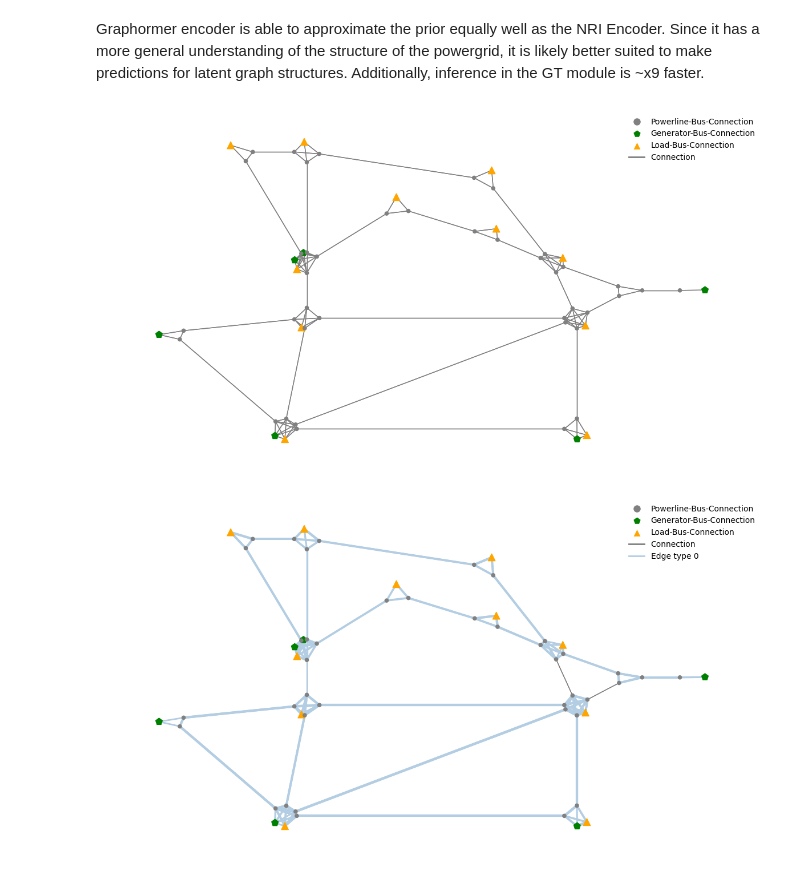
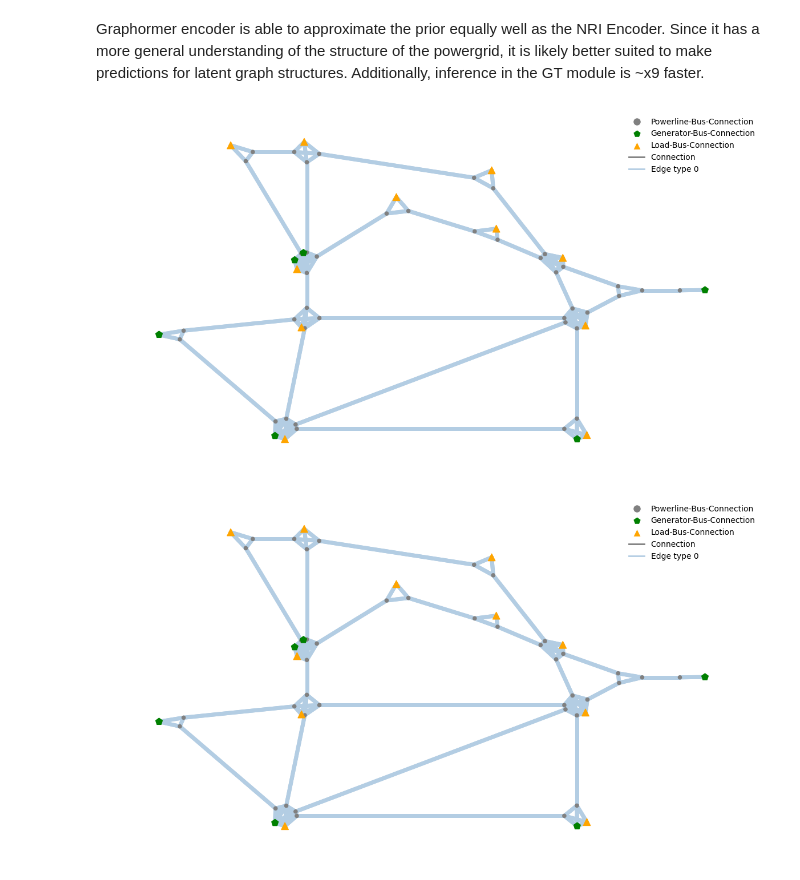
Before and after one commit to HansDampf37/NRI-for-explainable-RL-in-Power-Grids, a Jupyter notebook: visualization/graphormer_vs_nri_encoder_prior_approx.ipynb, the cells around one changed output. Drawn from its saved outputs; the diff is of its cells as text; code cells hidden in the pictures.

Commit message:
Address unstable graphormer training

```diff
--- a/visualization/graphormer_vs_nri_encoder_prior_approx.ipynb
+++ b/visualization/graphormer_vs_nri_encoder_prior_approx.ipynb
@@ -30,12 +30,12 @@ def get_env():
 
 
 eps = 0.0000001
-prior_for_graph_edges = 0.9
-ds_size = 1000
+prior_for_graph_edges = 1.0
+ds_size = 100
 
 # create prior and dataset
 env = get_env()
 prior = prior_from_env(prior_for_graph_edges, env)
 ds: GraphDataset = create_dataset(env, prior, ds_size)
-ds_test: GraphDataset = create_dataset(get_env(), prior, ds_size)
+ds_test: GraphDataset = create_dataset(get_env(), prior, ds_size // 10)
 # %% [output]
@@ -135,25 +126,23 @@ plt.show()
 Graphormer encoder is able to approximate the prior equally well as the NRI Encoder. Since it has a more general understanding of the structure of the powergrid, it is likely better suited to make predictions for latent graph structures. Additionally, inference in the GT module is ~x9 faster.
 # %%
 sample = ds_test.get(0)
-gumbel = GumbelSoftmax()
 
 x = sample.x
 powerline_edge_index = sample.edge_index
 
 for enc in [graphormer_encoder, nri_encoder]:
     encoder_logits: Tensor = enc.forward(x=x, powerline_edge_index=powerline_edge_index) # [E, K]
     p_z_given_x: Tensor = F.softmax(encoder_logits, dim=-1).detach().cpu().numpy() # [E, K]
-    p_one_hot: Tensor = gumbel.forward(x=encoder_logits).detach().cpu().numpy() # [E, K]
 
     plotting_args = PlottingArgs(
         env.observation_space.num_nodes,
         get_node_styles(env._g2op_env, env.observation_space.__class__),
         powerline_edge_index=powerline_edge_index,
         latent_edge_probs=p_z_given_x,
     )
     visualize_graph(plotting_args)
 # %% [output]
-[figure, old version]
+[figure, new version]
-[figure, old version]
+[figure, new version]
 # %%
 loss_curves_per_run = []
```
Also changed, not shown: parts of 6 cells of this notebook, 2 other files.
